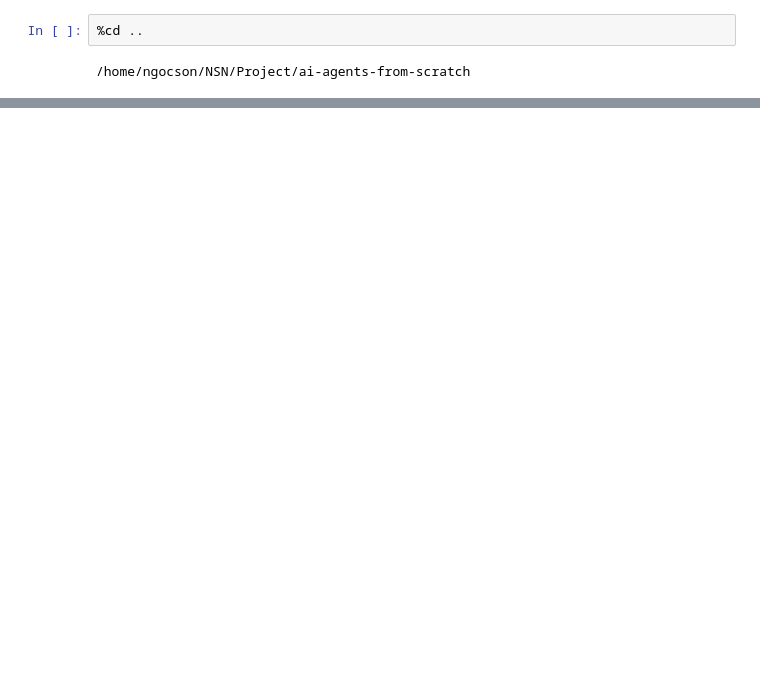
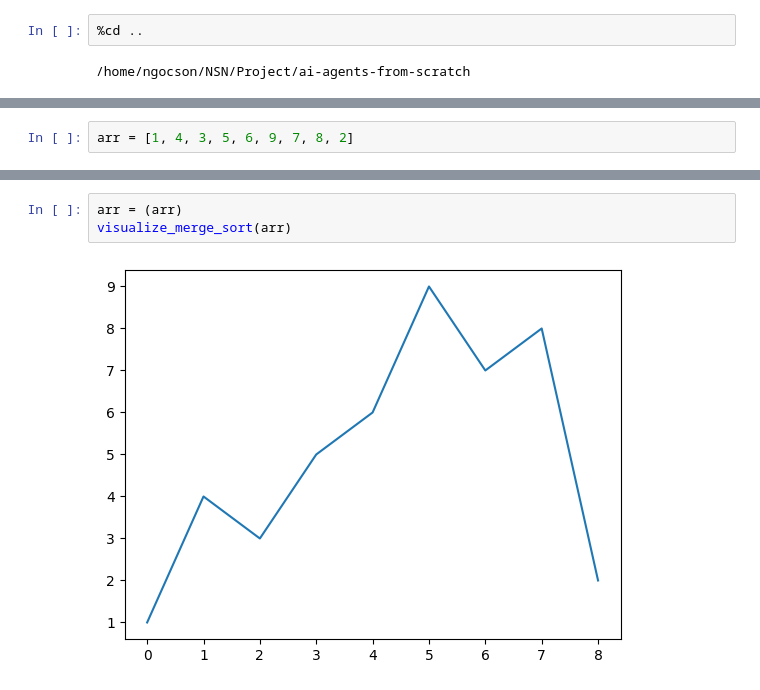
Before and after one commit to NgocSon-AI/ai-agents-from-scratch, a Jupyter notebook: notebooks/reflection_pattern.ipynb, the cells around one changed output, grey strips where cells are left out. Saved outputs shown, nothing was run; the diff lists cells and outputs as text; blank space fills up the shorter version.

```diff
--- a/notebooks/reflection_pattern.ipynb
+++ b/notebooks/reflection_pattern.ipynb
@@ -291,0 +595,2 @@ Hãy cho tôi biết bạn cần gì!
+# %%
+arr = [1, 4, 3, 5, 6, 9, 7, 8, 2]
@@ -291,0 +666,5 @@ Hãy cho tôi biết bạn cần gì!
+# %%
+arr = (arr)
+visualize_merge_sort(arr)
+# %% [output]
+[figure, added]
```
Also changed, not shown: parts of 14 cells of this notebook, 6 other files.
